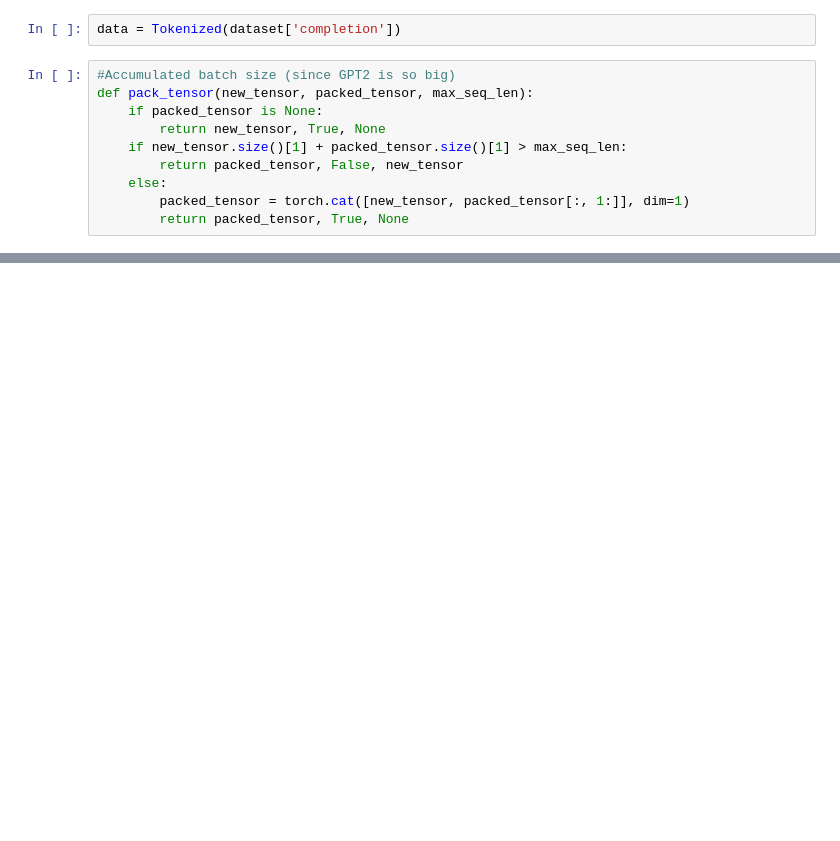
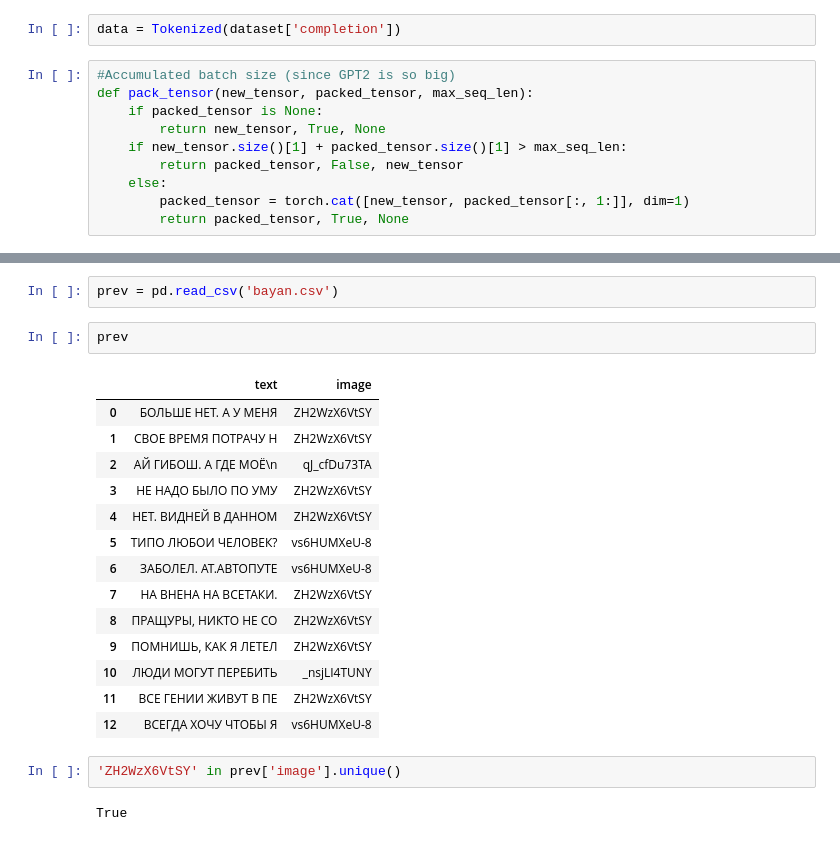
Before and after one commit to retroflexivity/wandering_tokamak, a Jupyter notebook: data.ipynb, the cells around one changed output, grey strips where cells are left out. Cells and saved outputs as stored; diff of their text form; blank space fills up the shorter version.

```diff
--- a/data.ipynb
+++ b/data.ipynb
@@ -529,0 +734,23 @@ RuntimeError: Error(s) in loading state_dict for Module:
+# %%
+prev = pd.read_csv('bayan.csv')
+# %%
+prev
+# %% [output]
+|  | text | image |
+| 0 | БОЛЬШЕ НЕТ. А У МЕНЯ | ZH2WzX6VtSY |
+| 1 | СВОЕ ВРЕМЯ ПОТРАЧУ Н | ZH2WzX6VtSY |
+| 2 | АЙ ГИБОШ. А ГДЕ МОЁ\n | qJ_cfDu73TA |
+| 3 | НЕ НАДО БЫЛО ПО УМУ | ZH2WzX6VtSY |
+| 4 | НЕТ. ВИДНЕЙ В ДАННОМ | ZH2WzX6VtSY |
+| 5 | ТИПО ЛЮБОИ ЧЕЛОВЕК? | vs6HUMXeU-8 |
+| 6 | ЗАБОЛЕЛ. АТ.АВТОПУТЕ | vs6HUMXeU-8 |
+| 7 | НА ВНЕНА НА ВСЕТАКИ. | ZH2WzX6VtSY |
+| 8 | ПРАЩУРЫ, НИКТО НЕ СО | ZH2WzX6VtSY |
+| 9 | ПОМНИШЬ, КАК Я ЛЕТЕЛ | ZH2WzX6VtSY |
+| 10 | ЛЮДИ МОГУТ ПЕРЕБИТЬ | _nsjLI4TUNY |
+| 11 | ВСЕ ГЕНИИ ЖИВУТ В ПЕ | ZH2WzX6VtSY |
+| 12 | ВСЕГДА ХОЧУ ЧТОБЫ Я | vs6HUMXeU-8 |
+# %%
+'ZH2WzX6VtSY' in prev['image'].unique()
+# %% [output]
+True
```
Also changed, not shown: parts of 55 cells of this notebook, 5 other files.
